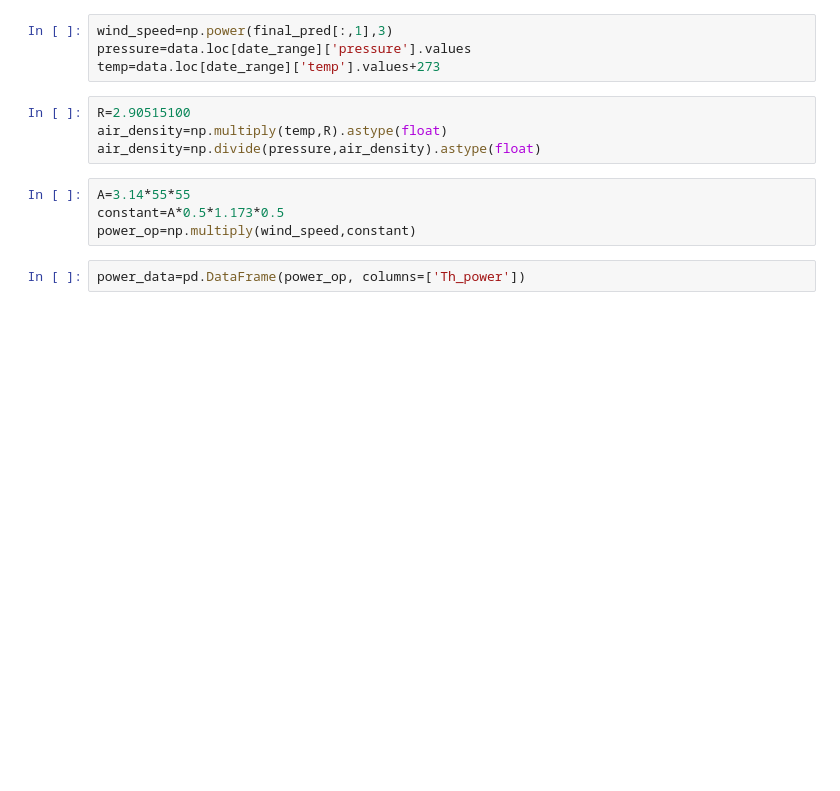
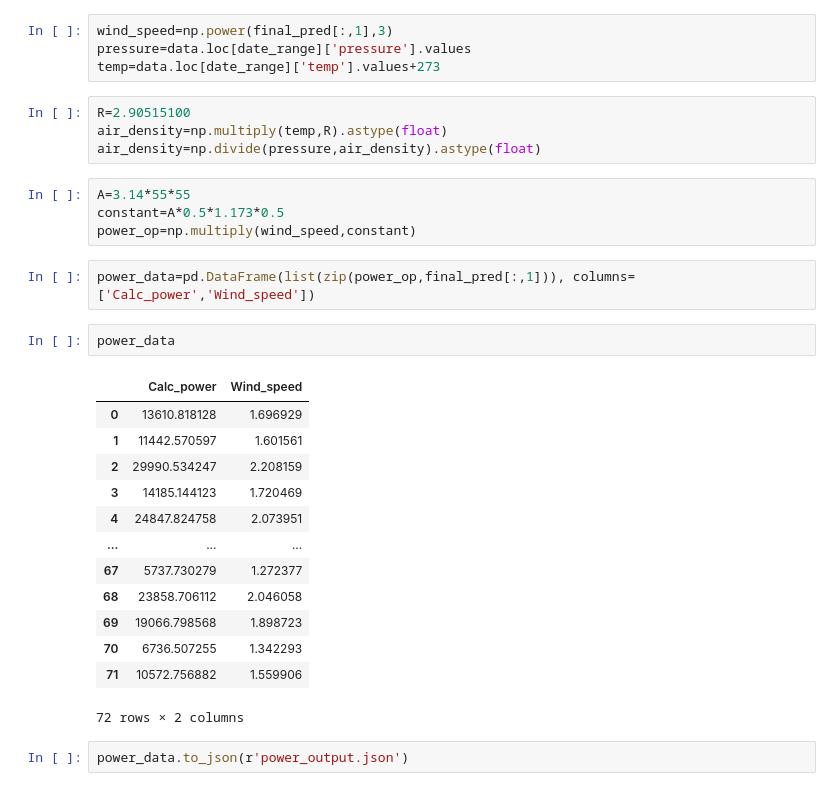
Before and after one commit to SmartPracticeschool/SBSPS-Challenge-4112-Predicting-the-energy-output-of-wind-turbine-based-on-weather-condition, a Jupyter notebook: TurbinePower.ipynb, the cells around one changed output. Cells and saved outputs as stored; diff of their text form; blank space fills up the shorter version.

```diff
--- a/TurbinePower.ipynb
+++ b/TurbinePower.ipynb
@@ -254,4 +250,22 @@ A=3.14*55*55
 constant=A*0.5*1.173*0.5
 power_op=np.multiply(wind_speed,constant)
 # %%
-power_data=pd.DataFrame(power_op, columns=['Th_power'])
+power_data=pd.DataFrame(list(zip(power_op,final_pred[:,1])), columns=['Calc_power','Wind_speed'])
+# %%
+power_data
+# %% [output]
+|  | Calc_power | Wind_speed |
+| 0 | 13610.818128 | 1.696929 |
+| 1 | 11442.570597 | 1.601561 |
+| 2 | 29990.534247 | 2.208159 |
+| 3 | 14185.144123 | 1.720469 |
+| 4 | 24847.824758 | 2.073951 |
+| ... | ... | ... |
+| 67 | 5737.730279 | 1.272377 |
+| 68 | 23858.706112 | 2.046058 |
+| 69 | 19066.798568 | 1.898723 |
+| 70 | 6736.507255 | 1.342293 |
+| 71 | 10572.756882 | 1.559906 |
+72 rows × 2 columns
+# %%
+power_data.to_json(r'power_output.json')
```
Also changed, not shown: parts of 9 cells of this notebook.
